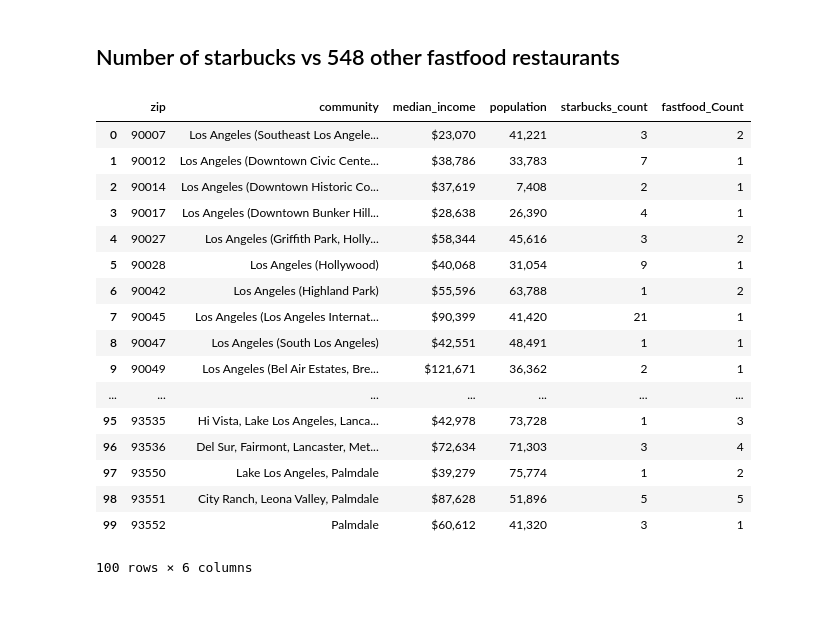
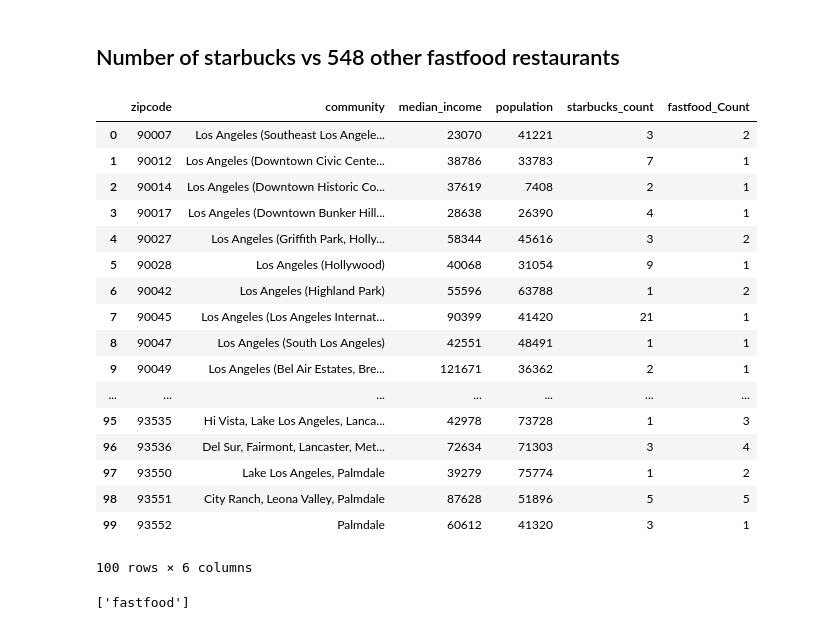
Before and after one commit to hone1er/ETLproject, a Jupyter notebook: datanotebook.ipynb, the cells around one changed output. Drawn from its saved outputs; the diff is of its cells as text; code cells hidden in the pictures.

```diff
--- a/datanotebook.ipynb
+++ b/datanotebook.ipynb
@@ -135,33 +135,49 @@ import numpy as np
 fastfood= pd.read_csv('FastFoodRestaurants.csv')
 fastfooddf = pd.DataFrame(fastfood)[['name', 'postalCode']]
 mcdf = pd.DataFrame(fastfooddf['postalCode'].value_counts()).reset_index()
-mcdf.columns = ['zip', "fastfood_Count"]
-mcdf = finaldf.merge(mcdf, on='zip')
+mcdf.columns = ['zipcode', "fastfood_Count"]
+mcdf = finaldf.merge(mcdf, on='zipcode')
 len(np.unique(fastfooddf['name']))
 # %% [output]
 548
 # %% [markdown]
 ## Number of starbucks vs 548 other fastfood restaurants
-# %%
-mcdf
-# %% [output]
-|  | zip | community | median_income | population | starbucks_count | fastfood_Count |
-| 0 | 90007 | Los Angeles (Southeast Los Angele... | $23,070 | 41,221 | 3 | 2 |
-| 1 | 90012 | Los Angeles (Downtown Civic Cente... | $38,786 | 33,783 | 7 | 1 |
-| 2 | 90014 | Los Angeles (Downtown Historic Co... | $37,619 | 7,408 | 2 | 1 |
-| 3 | 90017 | Los Angeles (Downtown Bunker Hill... | $28,638 | 26,390 | 4 | 1 |
-| 4 | 90027 | Los Angeles (Griffith Park, Holly... | $58,344 | 45,616 | 3 | 2 |
-| 5 | 90028 | Los Angeles (Hollywood) | $40,068 | 31,054 | 9 | 1 |
-| 6 | 90042 | Los Angeles (Highland Park) | $55,596 | 63,788 | 1 | 2 |
-| 7 | 90045 | Los Angeles (Los Angeles Internat... | $90,399 | 41,420 | 21 | 1 |
-| 8 | 90047 | Los Angeles (South Los Angeles) | $42,551 | 48,491 | 1 | 1 |
-| 9 | 90049 | Los Angeles (Bel Air Estates, Bre... | $121,671 | 36,362 | 2 | 1 |
-| ... | ... | ... | ... | ... | ... | ... |
-| 95 | 93535 | Hi Vista, Lake Los Angeles, Lanca... | $42,978 | 73,728 | 1 | 3 |
-| 96 | 93536 | Del Sur, Fairmont, Lancaster, Met... | $72,634 | 71,303 | 3 | 4 |
-| 97 | 93550 | Lake Los Angeles, Palmdale | $39,279 | 75,774 | 1 | 2 |
-| 98 | 93551 | City Ranch, Leona Valley, Palmdale | $87,628 | 51,896 | 5 | 5 |
-| 99 | 93552 | Palmdale | $60,612 | 41,320 | 3 | 1 |
-100 rows × 6 columns
+# %%
+mcdf['median_income'] = mcdf[mcdf.columns[2]].replace('[\$,]', '', regex=True).astype(int)
+mcdf['population'] = mcdf[mcdf.columns[3]].replace('[\,]', '', regex=True).astype(int)
+mcdf
+# %% [output]
+|  | zipcode | community | median_income | population | starbucks_count | fastfood_Count |
+| 0 | 90007 | Los Angeles (Southeast Los Angele... | 23070 | 41221 | 3 | 2 |
+| 1 | 90012 | Los Angeles (Downtown Civic Cente... | 38786 | 33783 | 7 | 1 |
+| 2 | 90014 | Los Angeles (Downtown Historic Co... | 37619 | 7408 | 2 | 1 |
+| 3 | 90017 | Los Angeles (Downtown Bunker Hill... | 28638 | 26390 | 4 | 1 |
+| 4 | 90027 | Los Angeles (Griffith Park, Holly... | 58344 | 45616 | 3 | 2 |
+| 5 | 90028 | Los Angeles (Hollywood) | 40068 | 31054 | 9 | 1 |
+| 6 | 90042 | Los Angeles (Highland Park) | 55596 | 63788 | 1 | 2 |
+| 7 | 90045 | Los Angeles (Los Angeles Internat... | 90399 | 41420 | 21 | 1 |
+| 8 | 90047 | Los Angeles (South Los Angeles) | 42551 | 48491 | 1 | 1 |
+| 9 | 90049 | Los Angeles (Bel Air Estates, Bre... | 121671 | 36362 | 2 | 1 |
+| ... | ... | ... | ... | ... | ... | ... |
+| 95 | 93535 | Hi Vista, Lake Los Angeles, Lanca... | 42978 | 73728 | 1 | 3 |
+| 96 | 93536 | Del Sur, Fairmont, Lancaster, Met... | 72634 | 71303 | 3 | 4 |
+| 97 | 93550 | Lake Los Angeles, Palmdale | 39279 | 75774 | 1 | 2 |
+| 98 | 93551 | City Ranch, Leona Valley, Palmdale | 87628 | 51896 | 5 | 5 |
+| 99 | 93552 | Palmdale | 60612 | 41320 | 3 | 1 |
+100 rows × 6 columns
 # %%
 mcdf.to_csv('finalfastfood.csv')
+# %%
+# mapping your database via sqlalchemy
+import sqlalchemy
+from sqlalchemy import create_engine
+from sqlalchemy.ext.automap import automap_base
+from sqlalchemy.orm import Session
+# checkout http://docs.sqlalchemy.org/en/latest/dialects/index.html
+# for a different database server
+engine = create_engine('mysql://root:Penalbaby+=1@localhost/Restaurants')
+Base =  automap_base()
+Base.prepare(engine, reflect=True)
+Base.classes.keys()
+# %% [output]
+['fastfood']
```
Also changed, not shown: parts of 9 cells of this notebook, 2 other files.
